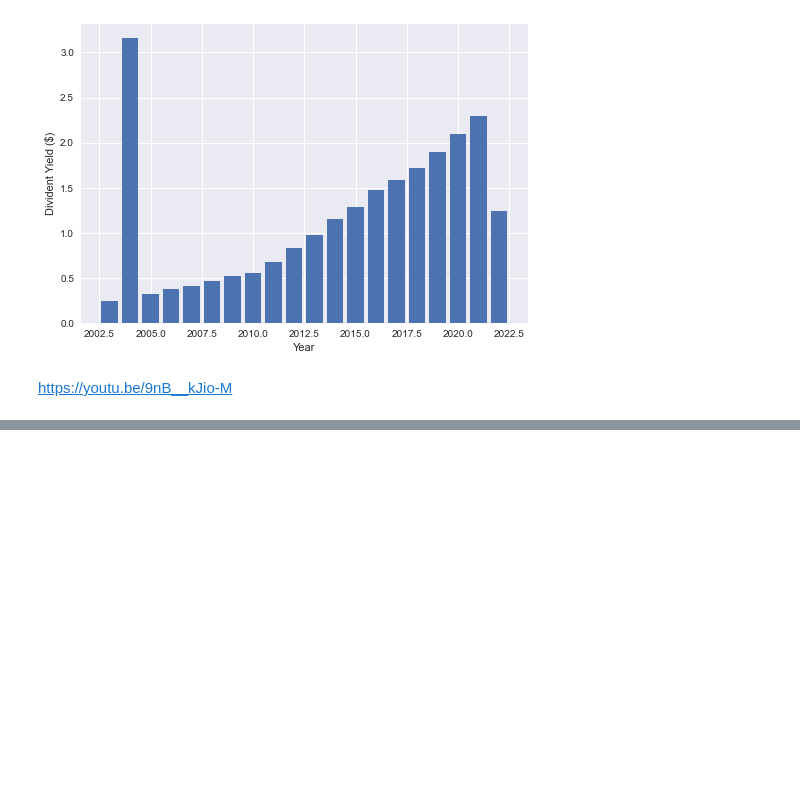
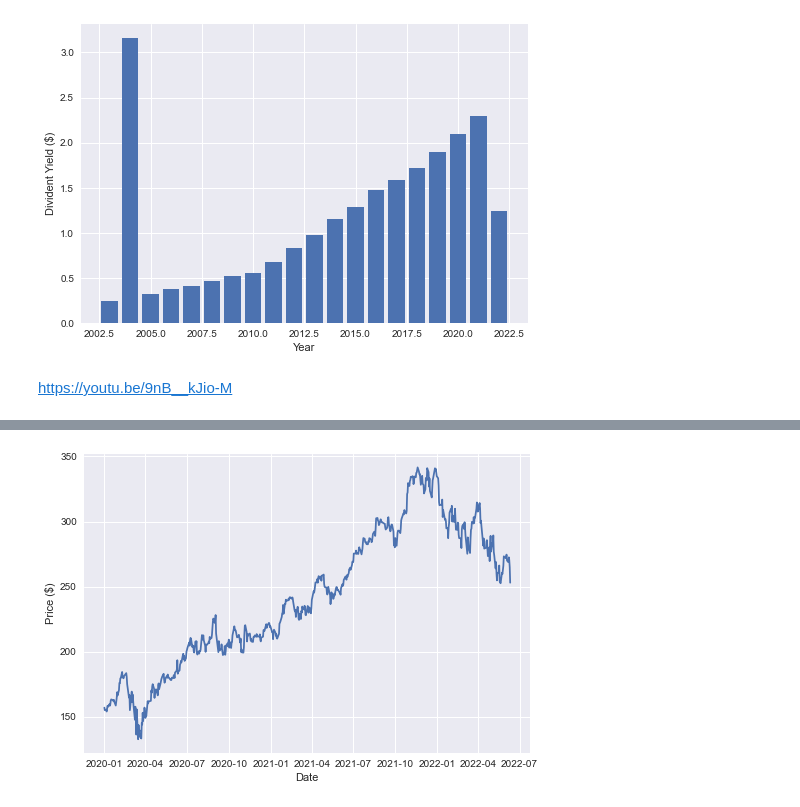
Before and after one commit to faalbers/Finance, a Jupyter notebook: yfinance_02.ipynb, the cells around one changed output, grey strips where cells are left out. Drawn from its saved outputs; the diff is of its cells as text; code cells hidden in the pictures; blank space fills up the shorter version.

```diff
--- a/yfinance_02.ipynb
+++ b/yfinance_02.ipynb
@@ -83,0 +100,8 @@ Date
+# %%
+plt.figure()
+plt.plot(history['Close'])
+plt.ylabel('Price ($)')
+plt.xlabel('Date')
+plt.show()
+# %% [output]
+[figure, added]
```
Also changed, not shown: parts of 6 cells of this notebook, 1 other file.
